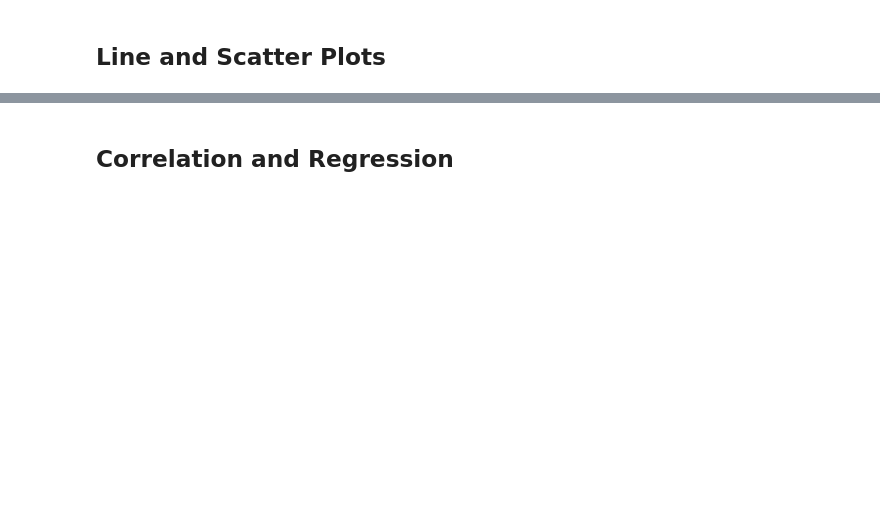
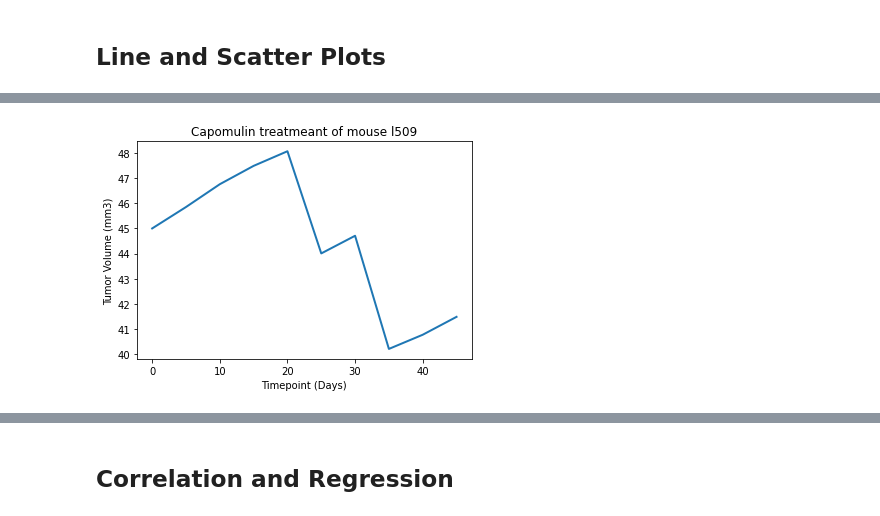
Before and after one commit to 01caffe/Matplotlib_Challenge, a Jupyter notebook: Instructions/Pymaceuticals/pymaceuticals_starter.ipynb, the cells around one changed output, grey strips where cells are left out. Drawn from its saved outputs; the diff is of its cells as text; code cells hidden in the pictures; blank space fills up the shorter version.

```diff
--- a/Instructions/Pymaceuticals/pymaceuticals_starter.ipynb
+++ b/Instructions/Pymaceuticals/pymaceuticals_starter.ipynb
@@ -265,2 +267,5 @@ ValueError: ('Lengths must match to compare', (1893,), (4,))
 # %% [markdown]
 ## Line and Scatter Plots
+# %%
+forline_df = Complete_data_complete.loc[Complete_data_complete["Mouse ID"] == "l509",:]
+forline_df.head()
@@ -267,4 +279,16 @@ ValueError: ('Lengths must match to compare', (1893,), (4,))
 # %%
 # Generate a line plot of tumor volume vs. time point for a mouse treated with Capomulin
+x_axisTP = forline_df["Timepoint"]
+Tumor_siz = forline_df["Tumor Volume (mm3)"]
+
+plt.title('Capomulin treatmeant of mouse l509')
+plt.plot(x_axisTP, Tumor_siz,linewidth=2, markersize=12)
+plt.xlabel('Timepoint (Days)')
+plt.ylabel('Tumor Volume (mm3)')
+
+plt.savefig('lineplotchart')
+plt.show()
+# %% [output]
+[figure, added]
 # %%
 # Generate a scatter plot of average tumor volume vs. mouse weight for the Capomulin regimen
```
Also changed, not shown: parts of 9 cells of this notebook, 3 other files.
